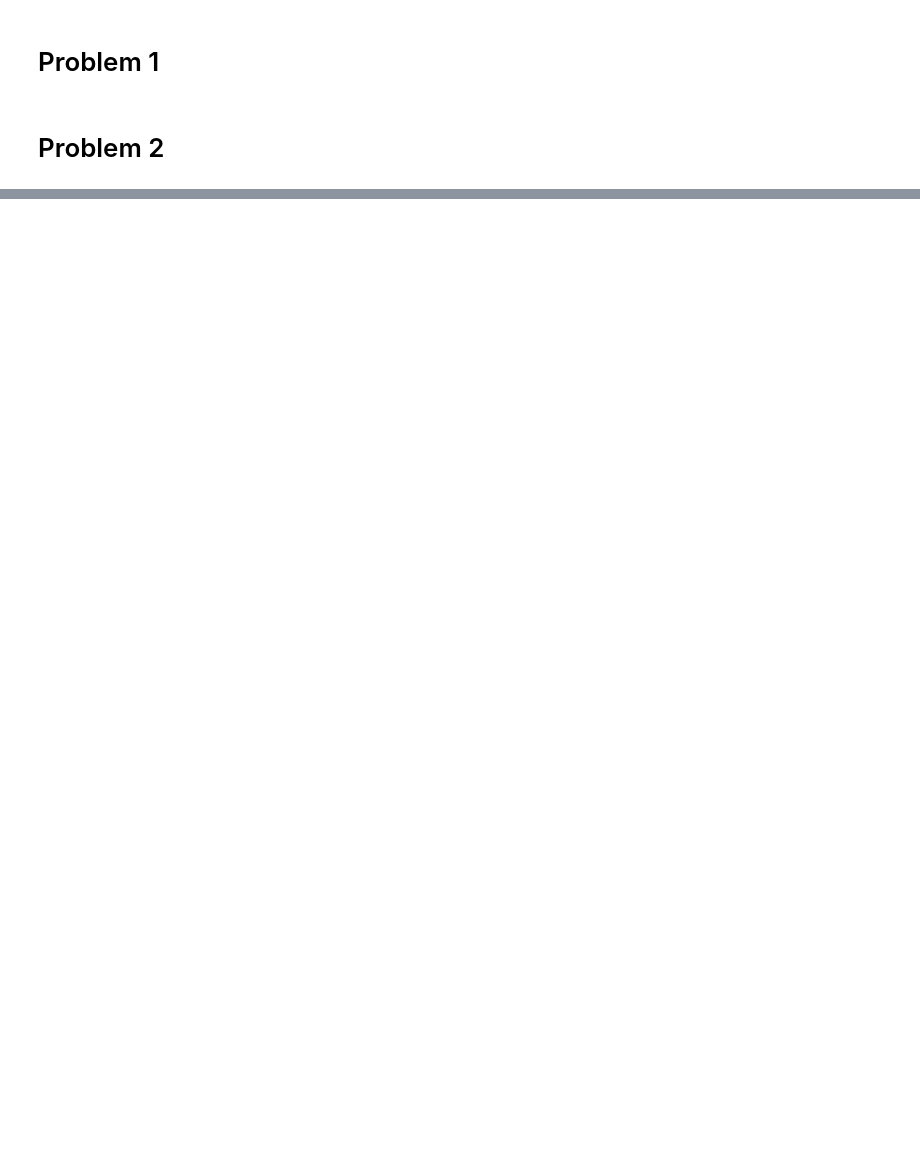
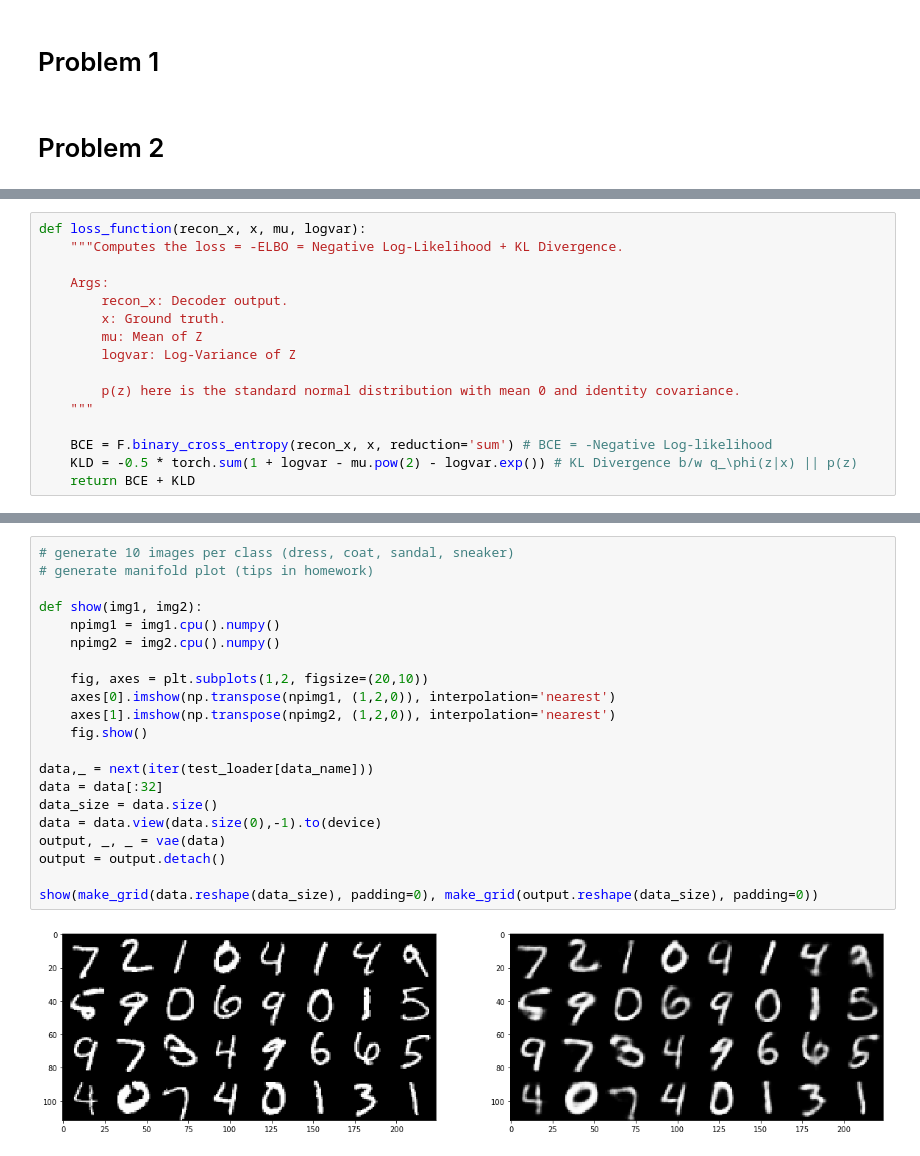
Before and after one commit to samalbertson3/ece-685, a Jupyter notebook: homework 4/homework 4.ipynb, the cells around one changed output, grey strips where cells are left out. Cells and saved outputs as stored; diff of their text form; blank space fills up the shorter version.

```diff
--- a/homework 4/homework 4.ipynb
+++ b/homework 4/homework 4.ipynb
@@ -217,0 +107,16 @@ torch.Size([1, 11, 28, 28])
+# %%
+def loss_function(recon_x, x, mu, logvar):
+    """Computes the loss = -ELBO = Negative Log-Likelihood + KL Divergence.
+
+    Args:
+        recon_x: Decoder output.
+        x: Ground truth.
+        mu: Mean of Z
+        logvar: Log-Variance of Z
+
+        p(z) here is the standard normal distribution with mean 0 and identity covariance.
+    """
+
+    BCE = F.binary_cross_entropy(recon_x, x, reduction='sum') # BCE = -Negative Log-likelihood
+    KLD = -0.5 * torch.sum(1 + logvar - mu.pow(2) - logvar.exp()) # KL Divergence b/w q_\phi(z|x) || p(z)
+    return BCE + KLD
@@ -217,0 +212,23 @@ torch.Size([1, 11, 28, 28])
+# %%
+# generate 10 images per class (dress, coat, sandal, sneaker)
+# generate manifold plot (tips in homework)
+
+def show(img1, img2):
+    npimg1 = img1.cpu().numpy()
+    npimg2 = img2.cpu().numpy()
+
+    fig, axes = plt.subplots(1,2, figsize=(20,10))
+    axes[0].imshow(np.transpose(npimg1, (1,2,0)), interpolation='nearest')
+    axes[1].imshow(np.transpose(npimg2, (1,2,0)), interpolation='nearest')
+    fig.show()
+
+data,_ = next(iter(test_loader[data_name]))
+data = data[:32]
+data_size = data.size()
+data = data.view(data.size(0),-1).to(device)
+output, _, _ = vae(data)
+output = output.detach()
+
+show(make_grid(data.reshape(data_size), padding=0), make_grid(output.reshape(data_size), padding=0))
+# %% [output]
+[figure, added]
```
Also changed, not shown: parts of 11 cells of this notebook, 4 other files.
